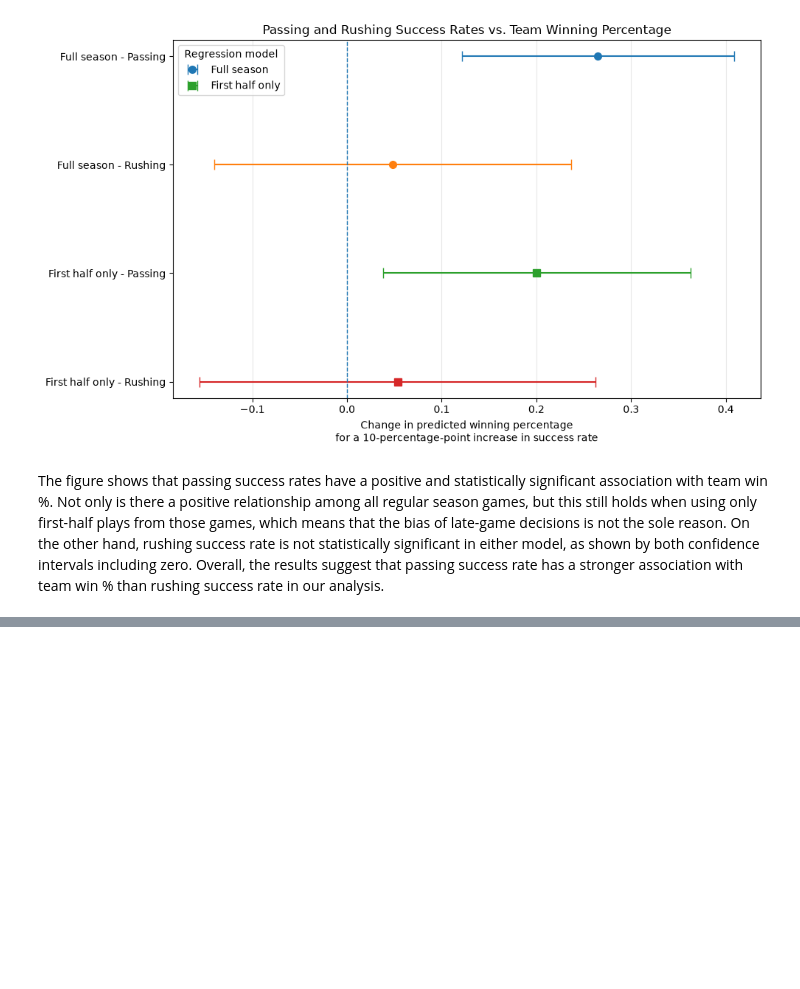
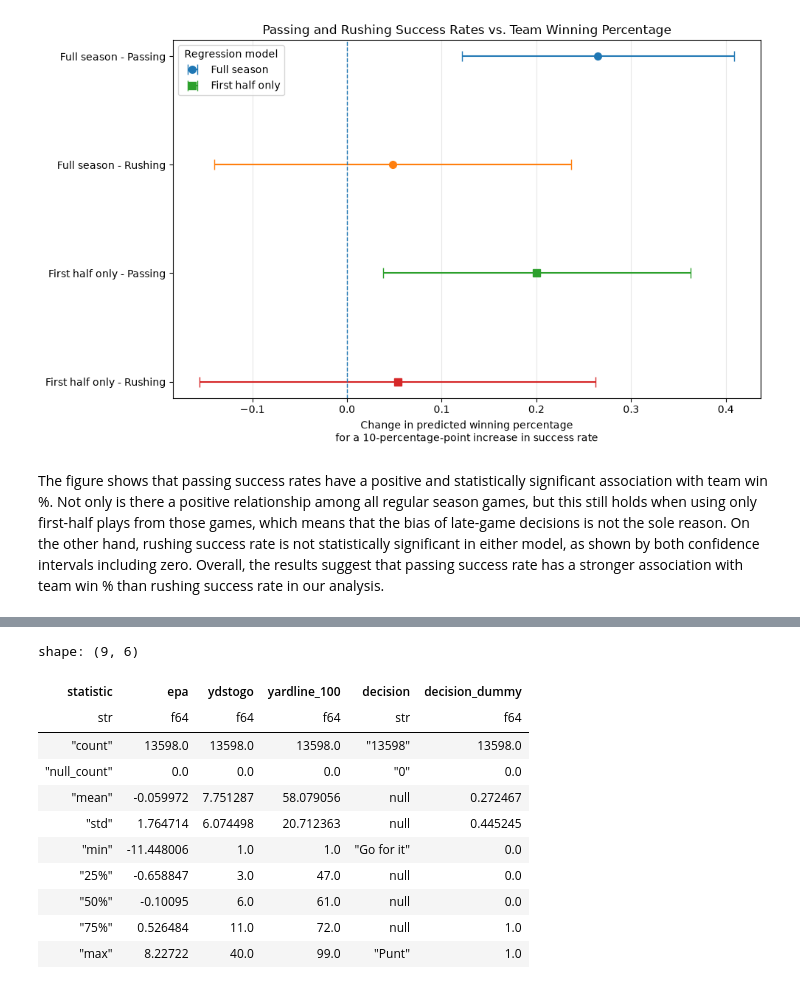
Before and after one commit to acimma3/cs418-football, a Jupyter notebook: narrative.ipynb, the cells around one changed output, grey strips where cells are left out. Cells and saved outputs as stored; diff of their text form; code cells hidden in the pictures; blank space fills up the shorter version.

```diff
--- a/narrative.ipynb
+++ b/narrative.ipynb
@@ -514,0 +557,26 @@ The figure shows that passing success rates have a positive and statistically si
+# %%
+# consider columns relevant for this model: epa, ydstogo, yardline_100, decision
+fourthDowns = fourthDowns.select([
+    "epa", "ydstogo", "yardline_100", "decision"
+])
+# dummy variable for fourth downs: punt = 0, go = 1
+fourthDowns = fourthDowns.with_columns(
+    pl.when(pl.col("decision") == "Punt")
+    .then(pl.lit(0))
+    .otherwise(pl.lit(1))
+    .alias("decision_dummy")
+)
+fourthDowns.describe()
+# %% [output]
+shape: (9, 6)
+| statistic | epa | ydstogo | yardline_100 | decision | decision_dummy |
+| str | f64 | f64 | f64 | str | f64 |
+| "count" | 13598.0 | 13598.0 | 13598.0 | "13598" | 13598.0 |
+| "null_count" | 0.0 | 0.0 | 0.0 | "0" | 0.0 |
+| "mean" | -0.059972 | 7.751287 | 58.079056 | null | 0.272467 |
+| "std" | 1.764714 | 6.074498 | 20.712363 | null | 0.445245 |
+| "min" | -11.448006 | 1.0 | 1.0 | "Go for it" | 0.0 |
+| "25%" | -0.658847 | 3.0 | 47.0 | null | 0.0 |
+| "50%" | -0.10095 | 6.0 | 61.0 | null | 0.0 |
+| "75%" | 0.526484 | 11.0 | 72.0 | null | 1.0 |
+| "max" | 8.22722 | 40.0 | 99.0 | "Punt" | 1.0 |
```
Also changed, not shown: parts of 13 cells of this notebook.
